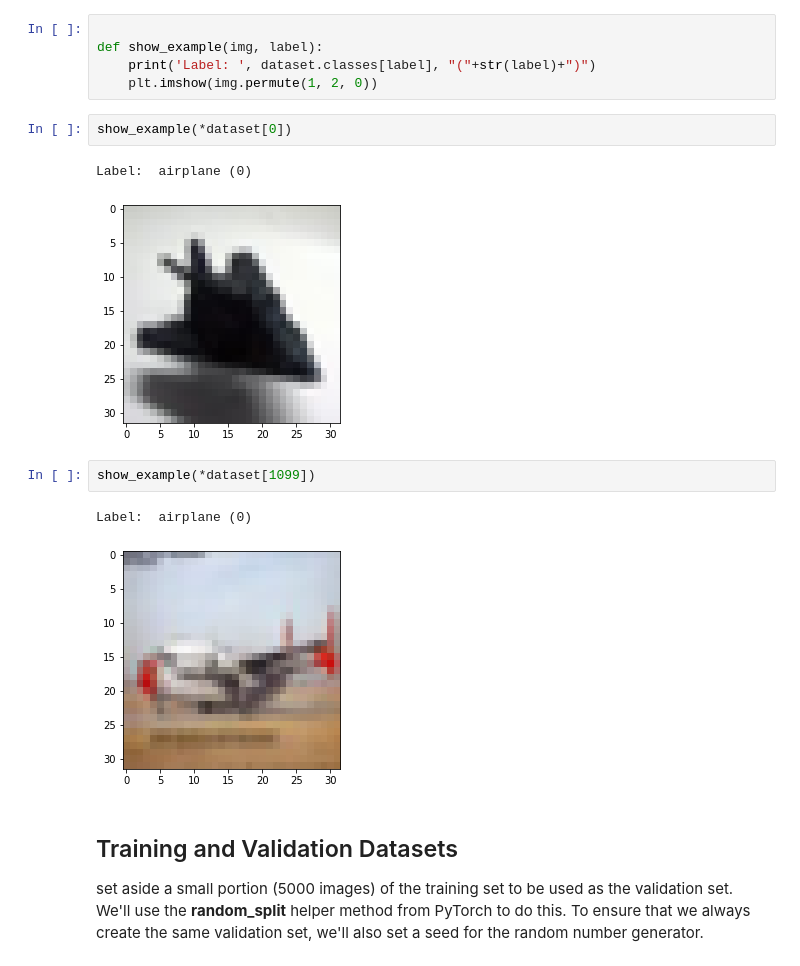
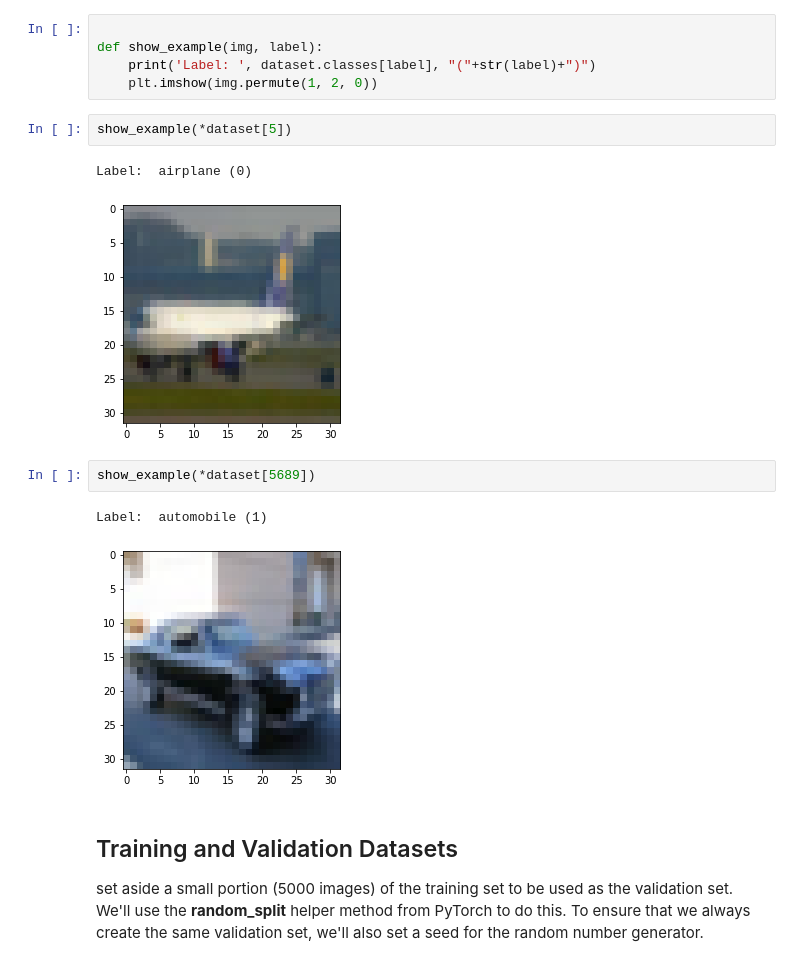
Before and after one commit to dipakbhandare09/image-classification-using-CNN, a Jupyter notebook: Image_classification.ipynb, the cells around one changed output. Saved outputs shown, nothing was run; the diff lists cells and outputs as text.

```diff
--- a/Image_classification.ipynb
+++ b/Image_classification.ipynb
@@ -103,15 +103,15 @@ def show_example(img, label):
     print('Label: ', dataset.classes[label], "("+str(label)+")")
     plt.imshow(img.permute(1, 2, 0))
 # %%
-show_example(*dataset[0])
+show_example(*dataset[5])
 # %% [output]
 Label:  airplane (0)
-[figure, old version]
+[figure, new version]
 # %%
-show_example(*dataset[1099])
+show_example(*dataset[5689])
 # %% [output]
-Label:  airplane (0)
+Label:  automobile (1)
-[figure, old version]
+[figure, new version]
 # %% [markdown]
 ## Training and Validation Datasets
 set aside a small portion (5000 images) of the training set to be used as the validation set. We'll use the **random_split**  helper method from PyTorch to do this. To ensure that we always create the same validation set, we'll also set a seed for the random number generator.
```
Also changed, not shown: parts of 3 cells of this notebook.
